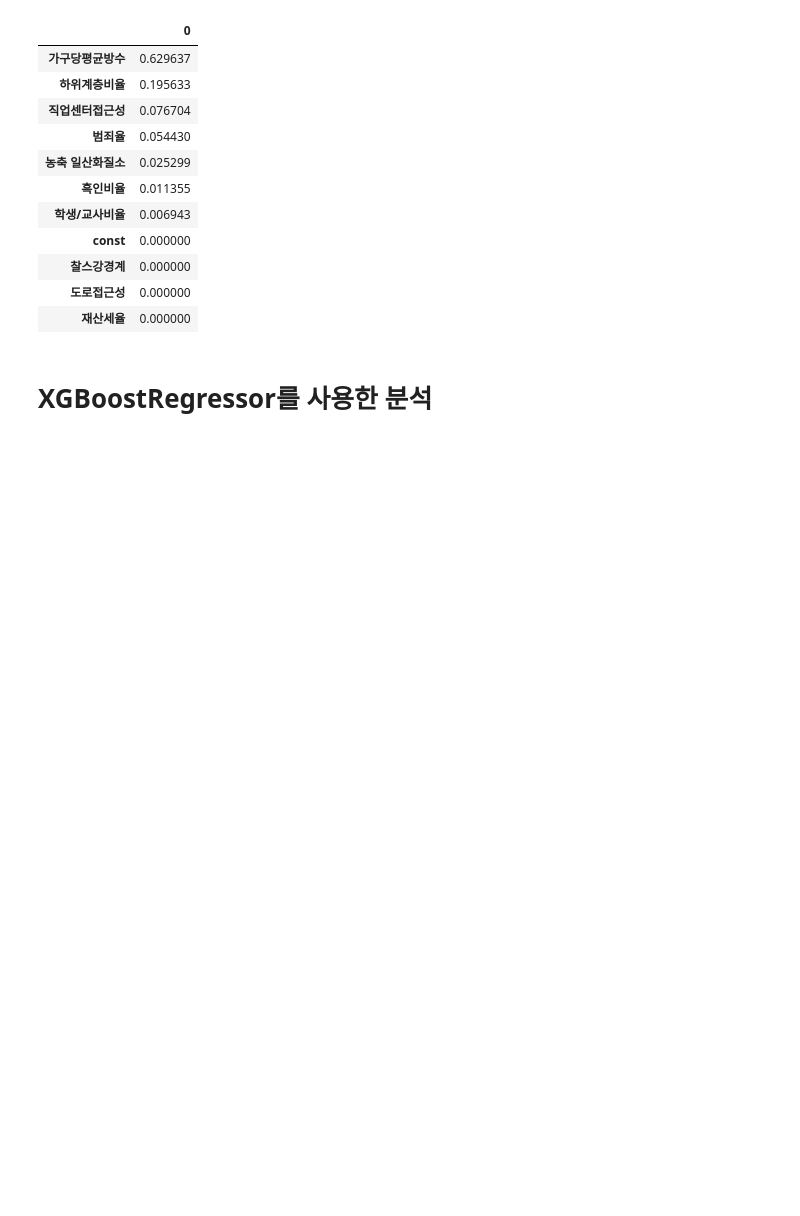
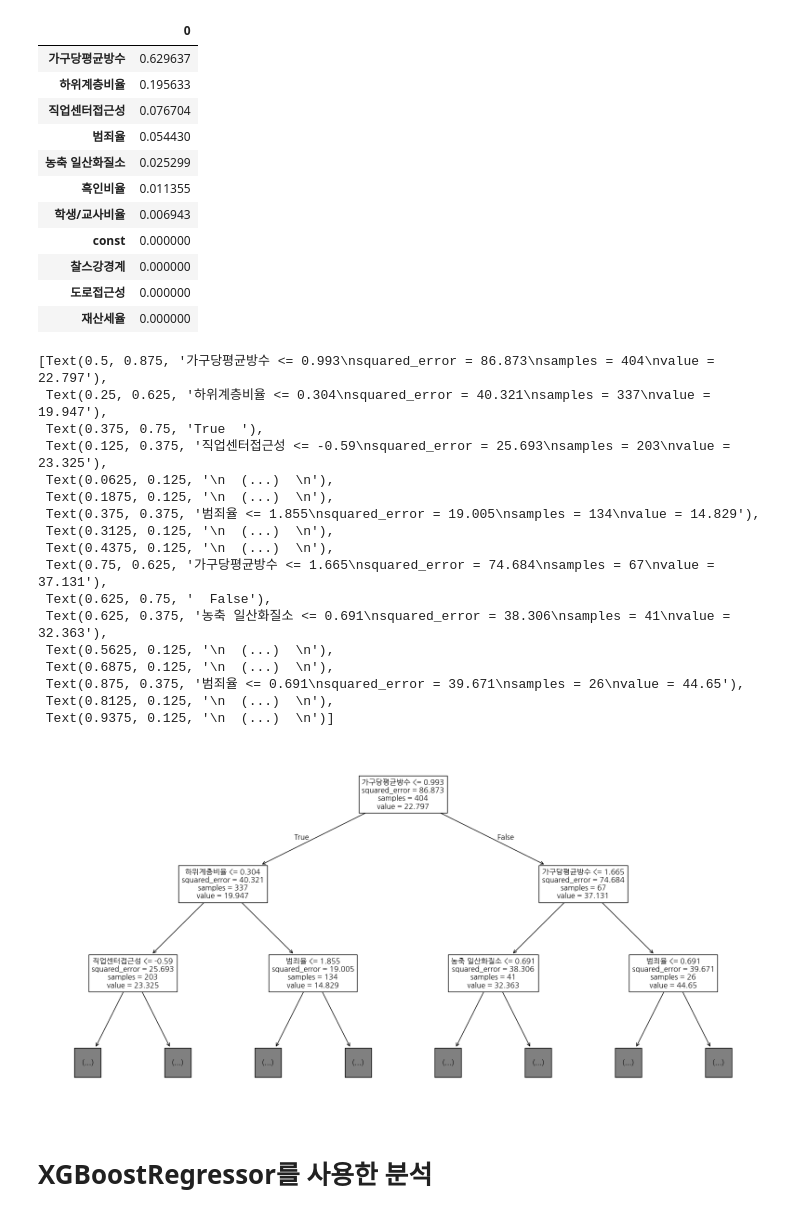
Before and after one commit to haezeong/fintech_service, a Jupyter notebook: 06_machine_learning/14_회귀분석_보스턴집값예측_라쏘_릿지_엘라스틱.ipynb, the cells around one changed output. Cells and saved outputs as stored; diff of their text form; code cells hidden in the pictures; blank space fills up the shorter version.

```diff
--- a/06_machine_learning/14_회귀분석_보스턴집값예측_라쏘_릿지_엘라스틱.ipynb
+++ b/06_machine_learning/14_회귀분석_보스턴집값예측_라쏘_릿지_엘라스틱.ipynb
@@ -546,3 +551,17 @@ mean_absolute_error(MAE): 4.615847216705804
 mean_squared_error(MSE): 44.73443276819112
 root_mean_squared_error(RMSE): 6.688380429385811
 r2_score(r-squared): 0.38998874951818163
+# %%
+for i in range(1, 101, 10):
+    lasso = Lasso(alpha=i)
+    lasso.fit(X_train, y_train)
+    pred = lasso.predict(X_test)
+    lasso_result = pd.DataFrame(lasso.coef_, index=lasso.feature_names_in_)
+    print("alpha: ", i)
+    display(lasso_result)
+    print("intercept", lasso.intercept_)
+    print()
+    print("mean_absolute_error(MAE):", mean_absolute_error(y_test, pred))
+    print("mean_squared_error(MSE):", mean_squared_error(y_test, pred))
+    print("root_mean_squared_error(RMSE):", np.sqrt(mean_squared_error(y_test, pred)))
+    print("r2_score(r-squared):", r2_score(y_test, pred))
@@ -702,3 +851,25 @@ pd.DataFrame([dtr.feature_importances_], columns= dtr.feature_names_in_).T.sort_
+# %%
+plt.figure(figsize=(20,10))
+plot_tree(dtr, max_depth=2, feature_names=dtr.feature_names_in_)
+# %% [output]
+[Text(0.5, 0.875, '가구당평균방수 <= 0.993\nsquared_error = 86.873\nsamples = 404\nvalue = 22.797'),
+ Text(0.25, 0.625, '하위계층비율 <= 0.304\nsquared_error = 40.321\nsamples = 337\nvalue = 19.947'),
+ Text(0.375, 0.75, 'True  '),
+ Text(0.125, 0.375, '직업센터접근성 <= -0.59\nsquared_error = 25.693\nsamples = 203\nvalue = 23.325'),
+ Text(0.0625, 0.125, '\n  (...)  \n'),
+ Text(0.1875, 0.125, '\n  (...)  \n'),
+ Text(0.375, 0.375, '범죄율 <= 1.855\nsquared_error = 19.005\nsamples = 134\nvalue = 14.829'),
+ Text(0.3125, 0.125, '\n  (...)  \n'),
+ Text(0.4375, 0.125, '\n  (...)  \n'),
+ Text(0.75, 0.625, '가구당평균방수 <= 1.665\nsquared_error = 74.684\nsamples = 67\nvalue = 37.131'),
+ Text(0.625, 0.75, '  False'),
+ Text(0.625, 0.375, '농축 일산화질소 <= 0.691\nsquared_error = 38.306\nsamples = 41\nvalue = 32.363'),
+ Text(0.5625, 0.125, '\n  (...)  \n'),
+ Text(0.6875, 0.125, '\n  (...)  \n'),
+ Text(0.875, 0.375, '범죄율 <= 0.691\nsquared_error = 39.671\nsamples = 26\nvalue = 44.65'),
+ Text(0.8125, 0.125, '\n  (...)  \n'),
+ Text(0.9375, 0.125, '\n  (...)  \n')]
+[figure, added]
 # %% [markdown]
 # XGBoostRegressor를 사용한 분석
 # %%
```
Also changed, not shown: parts of 28 cells of this notebook, 2 other files.
